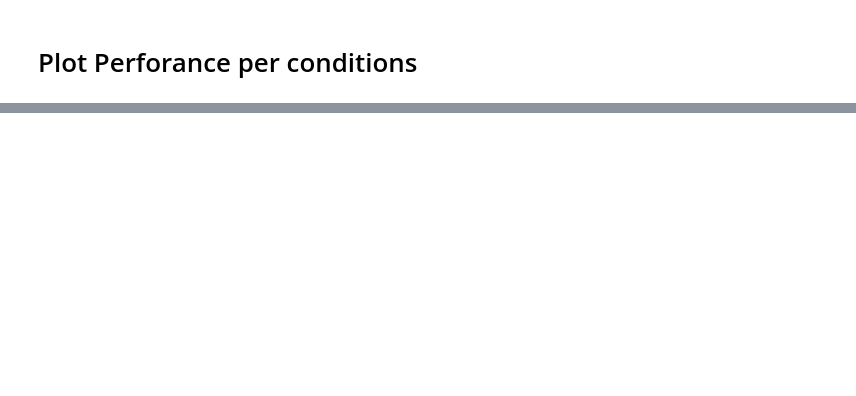
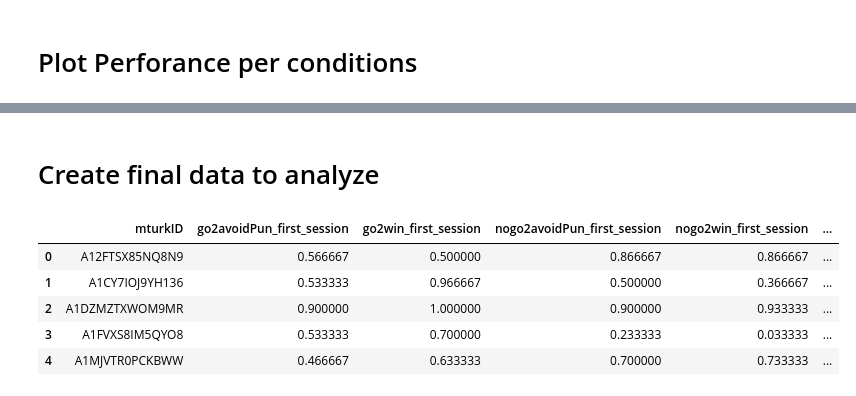
Before and after one commit to Sepsad/Interindividual-differences-in-Learning-to-Act-or-Avoid, a Jupyter notebook: First_session.ipynb, the cells around one changed output, grey strips where cells are left out. Cells and saved outputs as stored; diff of their text form; code cells hidden in the pictures; blank space fills up the shorter version.

Commit message:
First session data is cleaned + demographic

```diff
--- a/First_session.ipynb
+++ b/First_session.ipynb
@@ -129,0 +147,8 @@ performance_per_condition.pivot(index='mturkID', columns='cond', values='correct
+# %%
+raw_demographic_data = first_session_clean_data[first_session_clean_data.trial_type == 'survey-html-form'][['mturkID', 'response']]
+raw_demographic_data['gender'] = raw_demographic_data.response.apply(lambda x: x.split('"')[3])
+raw_demographic_data['age'] = raw_demographic_data.response.apply(lambda x: x.split('"')[7])
+raw_demographic_data['education_level'] = raw_demographic_data.response.apply(lambda x: x.split('"')[11])
+raw_demographic_data['comments'] = raw_demographic_data.response.apply(lambda x: x.split('"')[15])
+raw_demographic_data = raw_demographic_data.drop(['response'], axis=1)
+raw_demographic_data.head()
@@ -129,0 +162,18 @@ performance_per_condition.pivot(index='mturkID', columns='cond', values='correct
+# %% [markdown]
+# Create final data to analyze
+# %%
+final_performace_data = performance_per_condition.pivot(index='mturkID', columns='cond', values='correct').reset_index()
+
+final_performace_data = pd.merge(final_performace_data, accuracy_data, on='mturkID', how='left')
+final_performace_data = pd.merge(final_performace_data, raw_demographic_data, on='mturkID')
+final_performace_data.columns = ['mturkID', 'go2avoidPun_first_session', 'go2win_first_session', 'nogo2avoidPun_first_session', 'nogo2win_first_session', 'circle_side_performance_first_session',\
+       'is_below_55_first_session', 'gender_first_session', 'age_first_session', 'education_level_first_session', 'comments_first_session']
+
+final_performace_data.head()
+# %% [output]
+|  | mturkID | go2avoidPun_first_session | go2win_first_session | nogo2avoidPun_first_session | nogo2win_first_session | ... |
+| 0 | A12FTSX85NQ8N9 | 0.566667 | 0.500000 | 0.866667 | 0.866667 | ... |
+| 1 | A1CY7IOJ9YH136 | 0.533333 | 0.966667 | 0.500000 | 0.366667 | ... |
+| 2 | A1DZMZTXWOM9MR | 0.900000 | 1.000000 | 0.900000 | 0.933333 | ... |
+| 3 | A1FVXS8IM5QYO8 | 0.533333 | 0.700000 | 0.233333 | 0.033333 | ... |
+| 4 | A1MJVTR0PCKBWW | 0.466667 | 0.633333 | 0.700000 | 0.733333 | ... |
```
Also changed, not shown: parts of 8 cells of this notebook.
